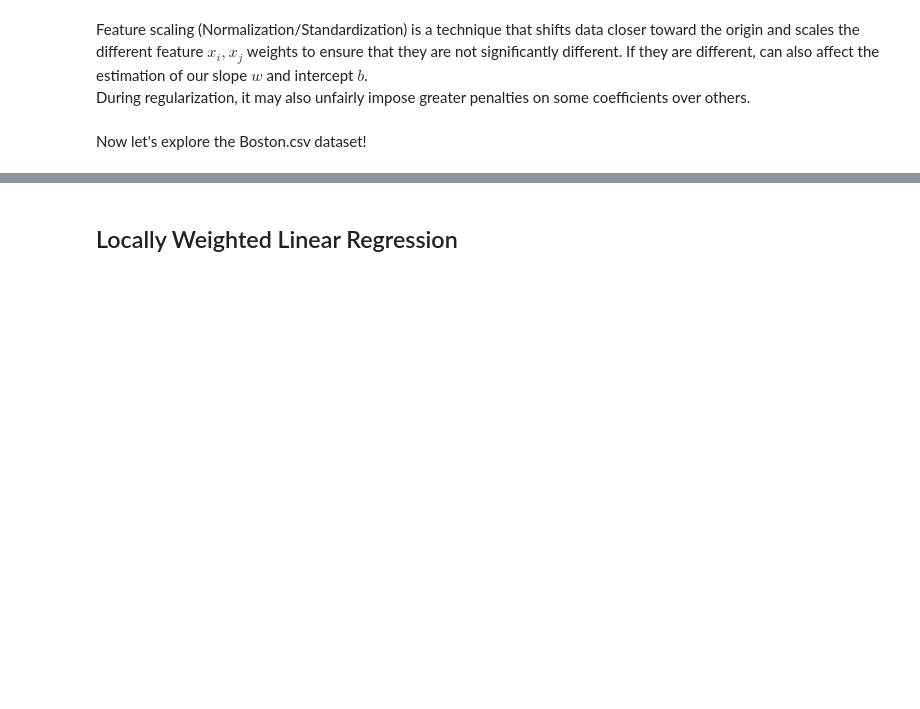
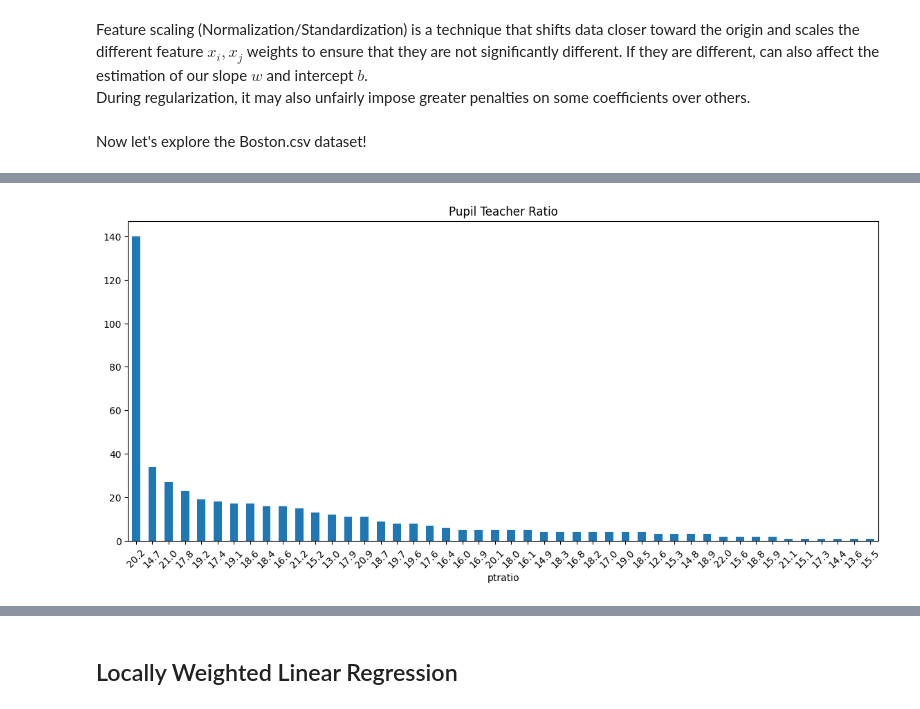
Before and after one commit to yeeshuennteo/MY-DAC-Curriculum, a Jupyter notebook: DAC-006_Machine_Learning/DAC-006-Intro_to_ML_Session_1_Student.ipynb, the cells around one changed output, grey strips where cells are left out. Drawn from its saved outputs; the diff is of its cells as text; code cells hidden in the pictures; blank space fills up the shorter version.

```diff
--- a/DAC-006_Machine_Learning/DAC-006-Intro_to_ML_Session_1_Student.ipynb
+++ b/DAC-006_Machine_Learning/DAC-006-Intro_to_ML_Session_1_Student.ipynb
@@ -169,2 +175,4 @@ Now let's explore the Boston.csv dataset!
 # %%
 # Read our data into a dataframe
+data = pd.read_csv('datasets/Boston.csv')
+data.shape
@@ -189,8 +207,10 @@ These are what the column names represent:
 # %%
 # Convert the first column into the index
+data.set_index(data.columns[0], inplace=True)
 # alternatively, pd.read_csv('datasets/Boston.csv', index_col=0) can be used
 
 # Rename the 'medv' column to 'price'
-
+data.rename(columns={'medv': 'price'}, inplace=True)
 
 # Display the first few rows to verify the changes
+data.head()
@@ -197,2 +243,11 @@ These are what the column names represent:
+# %%
+import pandas as pd
+import matplotlib.pyplot as plt
+data['ptratio'].value_counts().plot(kind='bar', title='Pupil Teacher Ratio')
+plt.rcParams['figure.figsize'] = (14, 6)
+plt.xticks(rotation=45)  #adjust words on x axis
+plt.show()
+# %% [output]
+[figure, added]
 # %%
 # Separate the features (x) and the target variable (y)
```
Also changed, not shown: parts of 12 cells of this notebook, 11 other files.
